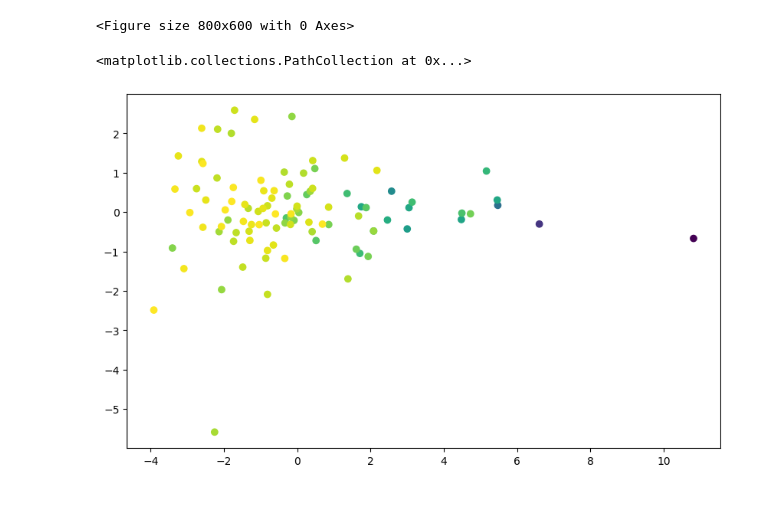
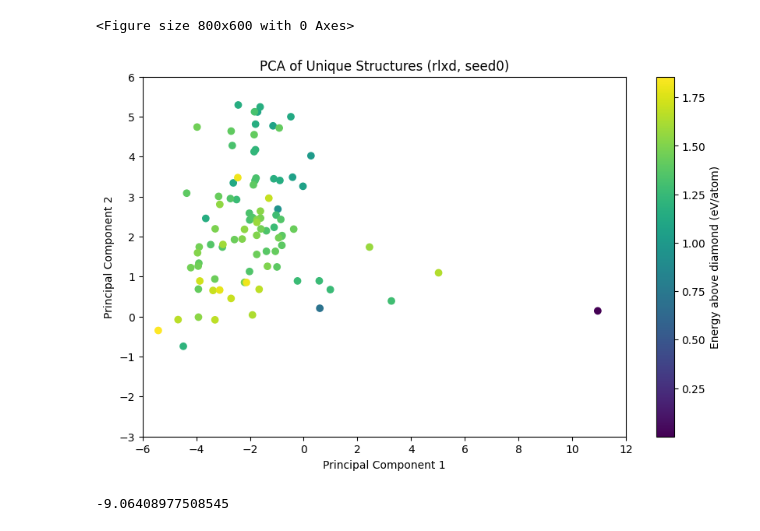
Before and after one commit to ExeQuantCode/RAFFLE, a Jupyter notebook: example/python_pkg/C_learn/DRAFFLE/sort_structures.ipynb, the cells around one changed output. Saved outputs shown, nothing was run; the diff lists cells and outputs as text; code cells hidden in the pictures; blank space fills up the shorter version.

```diff
--- a/example/python_pkg/C_learn/DRAFFLE/sort_structures.ipynb
+++ b/example/python_pkg/C_learn/DRAFFLE/sort_structures.ipynb
@@ -108,4 +118,5 @@ from sklearn.decomposition import PCA
 pca = PCA(n_components=2)
 # %%
 # graph_descriptor.get_features(unique[0])
-pca.fit(np.squeeze([arr for arr in descriptor.get_features(unique)]))
+if rlxd_string == "unrlxd" and seed == 0:
+  pca.fit(np.squeeze([arr for arr in descriptor.get_features(unique)]))
@@ -119,0 +123,17 @@ print(pca.singular_values_)
+# %%
+# save pca model
+import pickle
+if rlxd_string == "unrlxd" and seed == 0:
+  with open("pca_model_"+rlxd_string+"_"+str(seed)+".pkl", "wb") as f:
+    pickle.dump(pca, f)
+
+# load pca model
+with open("pca_model_unrlxd_0.pkl", "rb") as f:
+  pca = pickle.load(f)
+
+print(pca.explained_variance_ratio_)
+print(pca.explained_variance_)
+print(pca.singular_values_)
+print(pca.components_)
+print(pca.mean_)
+print(pca.n_features_in_)
@@ -120,13 +158,23 @@ print(pca.singular_values_)
 # %%
-X_reduced = pca.fit_transform(np.squeeze([arr for arr in descriptor.get_features(unique)]))
+X_reduced = pca.transform(np.squeeze([arr for arr in descriptor.get_features(unique)]))
 # %%
 plt.figure(1, figsize=(8, 6))
 # %% [output]
 <Figure size 800x600 with 0 Axes>
 <Figure size 800x600 with 0 Axes>
-# %%
-plt.figure(figsize=(10, 6))
-plt.scatter(X_reduced[:, 0], X_reduced[:, 1], c=delta_en_per_atom, cmap="viridis")
-# %% [output]
-<matplotlib.collections.PathCollection at 0x...>
-[figure, removed]
+# %%
+plt.figure(figsize=(10, 6))
+plt.scatter(X_reduced[:, 0], X_reduced[:, 1], c=delta_en_per_atom, cmap="viridis")
+plt.xlabel('Principal Component 1')
+plt.ylabel('Principal Component 2')
+plt.title('PCA of Unique Structures ('+rlxd_string+', seed'+str(seed)+')')
+plt.xlim(-6, 12)
+plt.ylim(-3, 6)
+plt.colorbar(label='Energy above diamond (eV/atom)')
+plt.savefig('pca_unique_structures_'+rlxd_string+'_seed'+str(seed)+'.png')
+# %% [output]
+[figure, added]
+# %%
+print(np.min(energies_per_atom))
+# %% [output]
+-9.06408977508545
```
Also changed, not shown: parts of 10 cells of this notebook, 1 other file.
